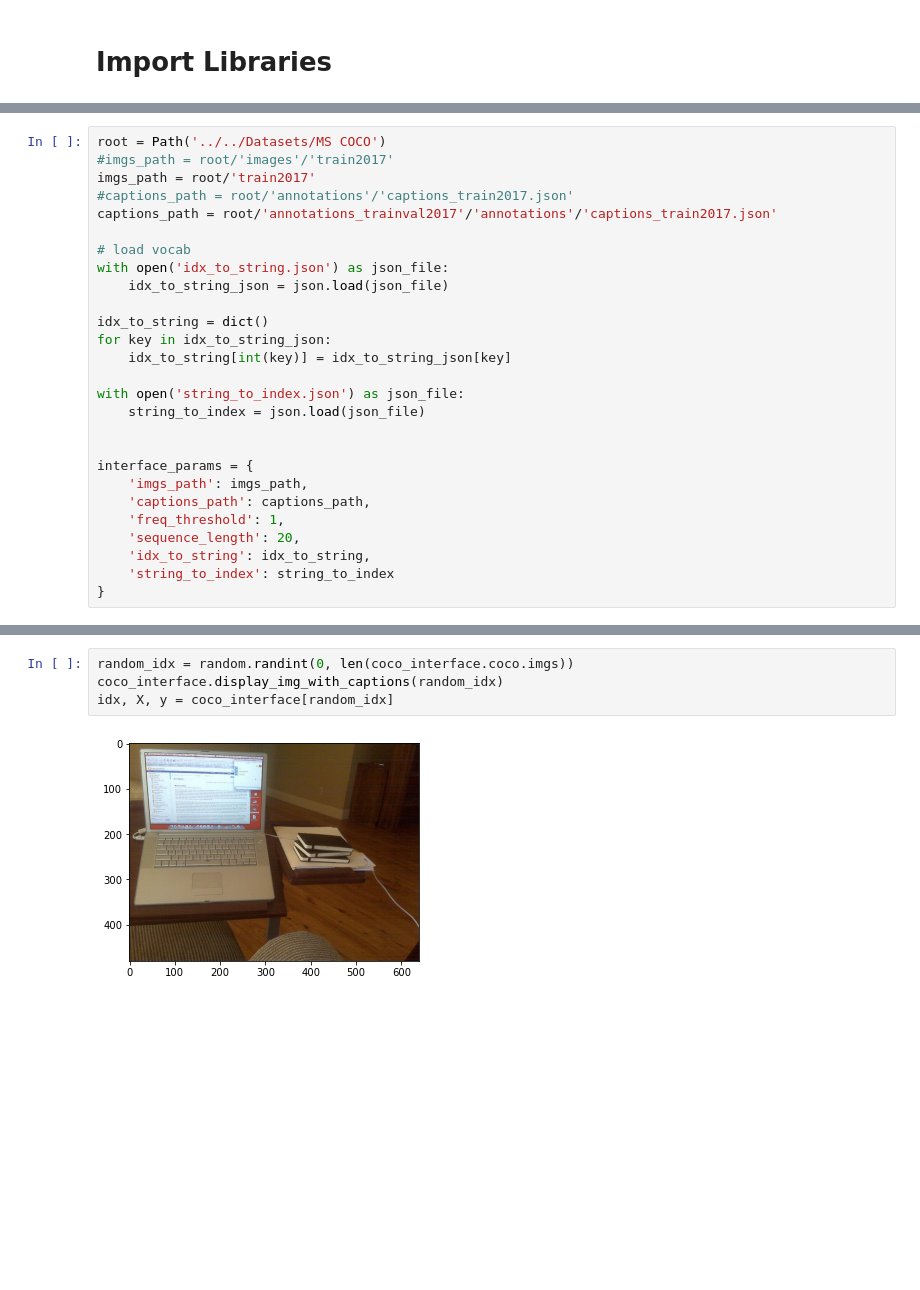
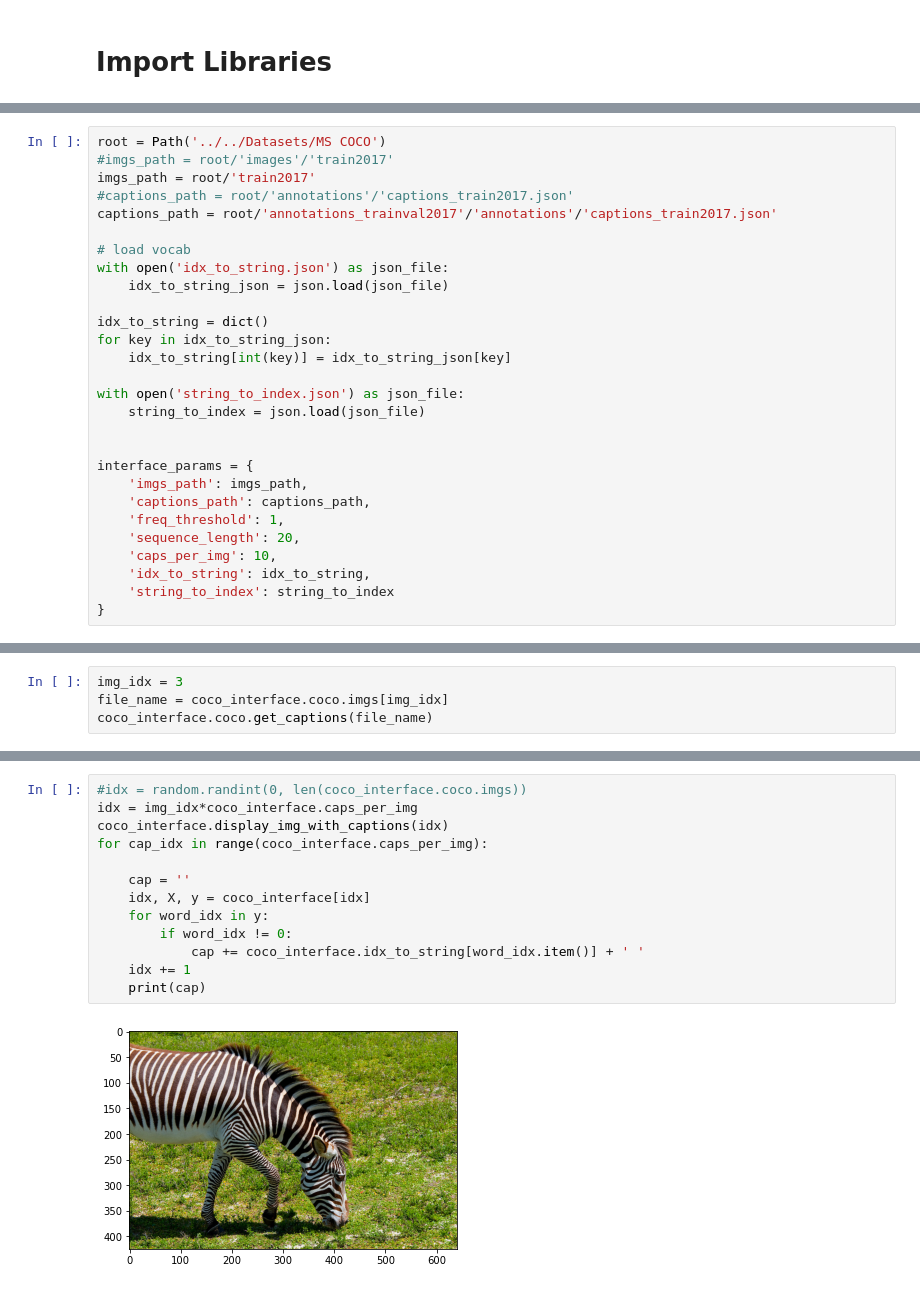
Before and after one commit to Khaliladib11/INM706-image-captioning, a Jupyter notebook: interface.ipynb, the cells around one changed output, grey strips where cells are left out. Drawn from its saved outputs; the diff is of its cells as text; blank space fills up the shorter version.

Commit message:
Finish working on DataInterface

```diff
--- a/interface.ipynb
+++ b/interface.ipynb
@@ -33,6 +34,7 @@ interface_params = {
     'captions_path': captions_path,
     'freq_threshold': 1,
     'sequence_length': 20,
+    'caps_per_img': 10,
     'idx_to_string': idx_to_string,
     'string_to_index': string_to_index
 }
@@ -40,0 +50,4 @@ coco_interface = MSCOCOInterface(**interface_params)
+# %%
+img_idx = 3
+file_name = coco_interface.coco.imgs[img_idx]
+coco_interface.coco.get_captions(file_name)
@@ -41,6 +60,15 @@ coco_interface = MSCOCOInterface(**interface_params)
 # %%
-random_idx = random.randint(0, len(coco_interface.coco.imgs))
-coco_interface.display_img_with_captions(random_idx)
-idx, X, y = coco_interface[random_idx]
+#idx = random.randint(0, len(coco_interface.coco.imgs))
+idx = img_idx*coco_interface.caps_per_img
+coco_interface.display_img_with_captions(idx)
+for cap_idx in range(coco_interface.caps_per_img):
+
+    cap = ''
+    idx, X, y = coco_interface[idx]
+    for word_idx in y:
+        if word_idx != 0:
+            cap += coco_interface.idx_to_string[word_idx.item()] + ' '
+    idx += 1
+    print(cap)
 # %% [output]
-[figure, old version]
+[figure, new version]
```
Also changed, not shown: parts of 5 cells of this notebook, 1 other file.
